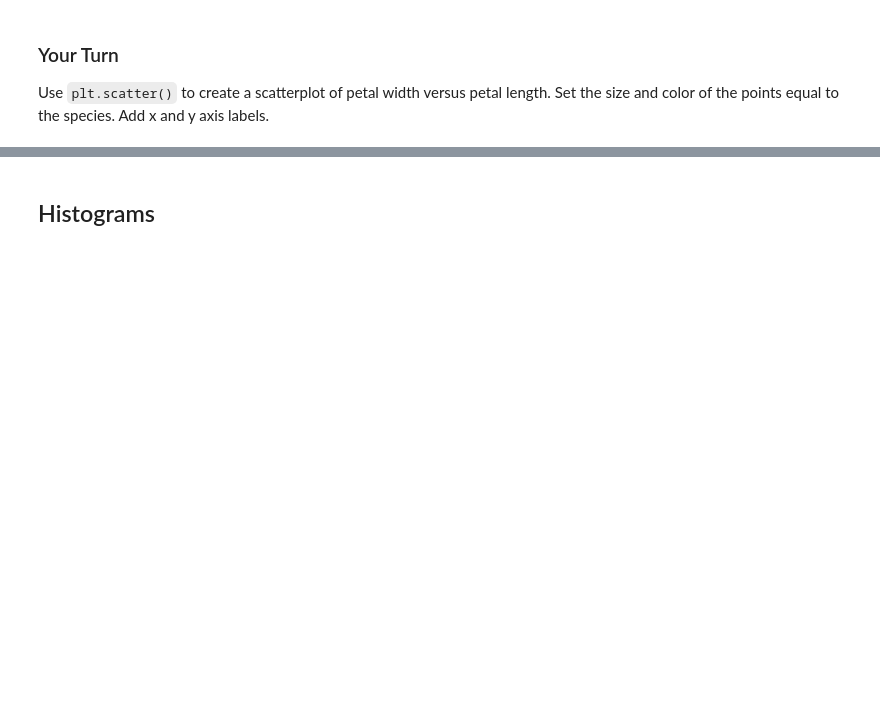
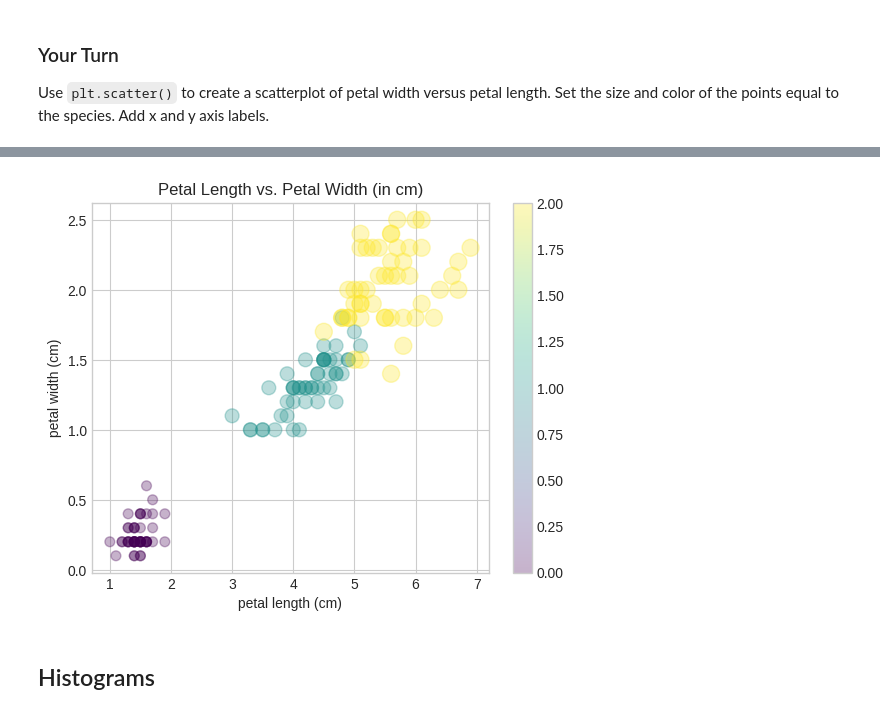
Before and after one commit to cnmi-ds-22/tanickell___Data-Science-Portfolio-C22, a Jupyter notebook: Modules/Module_1_Intro_to_DS_and_Naive_Bayes/Lectures/132-Matplotlib.end.ipynb, the cells around one changed output, grey strips where cells are left out. Saved outputs shown, nothing was run; the diff lists cells and outputs as text; code cells hidden in the pictures; blank space fills up the shorter version.

```diff
--- a/Modules/Module_1_Intro_to_DS_and_Naive_Bayes/Lectures/132-Matplotlib.end.ipynb
+++ b/Modules/Module_1_Intro_to_DS_and_Naive_Bayes/Lectures/132-Matplotlib.end.ipynb
@@ -519,7 +586,2 @@ iris.keys()
-# %%
-# Iris data set
-from sklearn.datasets import load_iris
-import pandas as pd
-
-iris = load_iris()
-iris.keys()
+# %%
+features = pd.DataFrame(iris.data, columns = iris.feature_names)
@@ -526,5 +597,20 @@ iris.keys()
 # %%
 # Solution
+plt.scatter(
+  features['petal length (cm)'],
+  features['petal width (cm)'],
+  alpha=0.3,
+  # s = (iris.target),
+  s = (iris.target+1)*50,
+  c = iris.target,
+  cmap='viridis'
+)
+plt.colorbar()
+plt.xlabel(iris.feature_names[2])
+plt.ylabel(iris.feature_names[3])
+plt.title("Petal Length vs. Petal Width (in cm)") ;
+# %% [output]
+[figure, added]
 # %% [markdown]
 ## Histograms
 # %%
```
Also changed, not shown: parts of 61 cells of this notebook.
